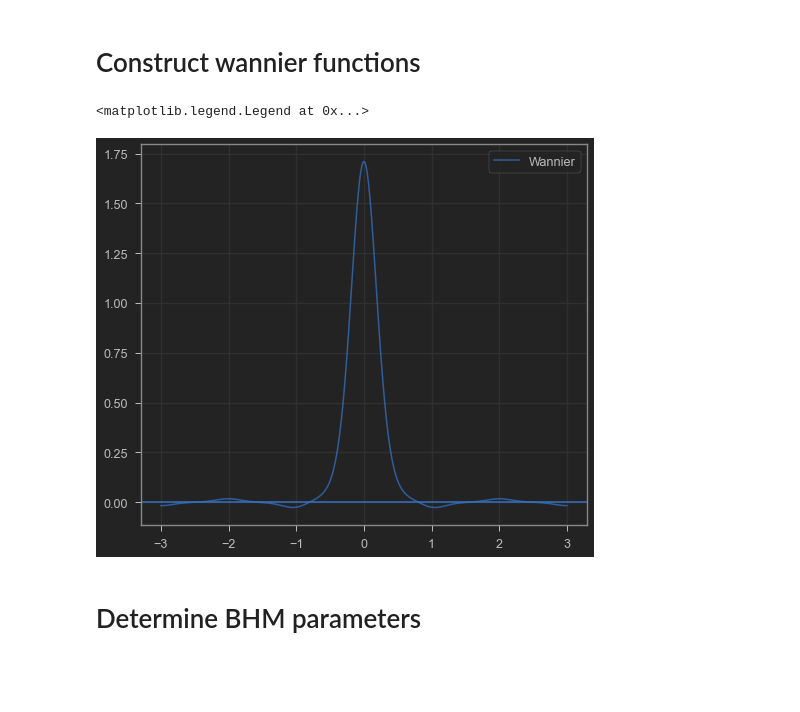
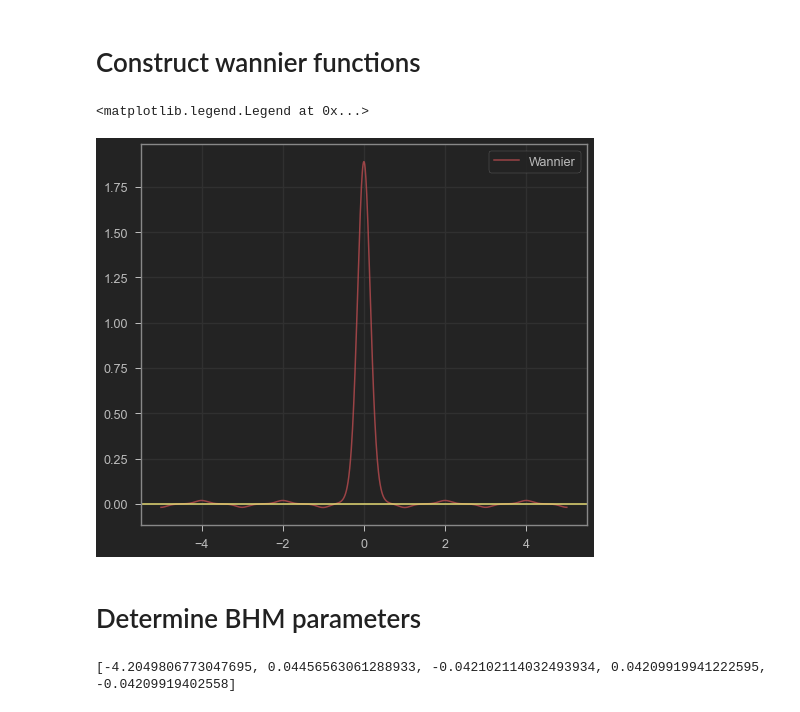
Before and after one commit to 20akshay00/MSThesis, a Jupyter notebook: src/Calculating_WaveFunc/Wannier.ipynb, the cells around one changed output. Drawn from its saved outputs; the diff is of its cells as text; code cells hidden in the pictures; blank space fills up the shorter version.

```diff
--- a/src/Calculating_WaveFunc/Wannier.ipynb
+++ b/src/Calculating_WaveFunc/Wannier.ipynb
@@ -17,7 +17,7 @@ def get_bloch_spectrum(V0, kl, q, l_max):
 # Define periodic potential
 $$V = V_0 \cdot \sin^2(k_l x)$$
 # %%
-V0, kl = 0, np.pi #potential depth, period
+V0, kl = 20, np.pi #potential depth, period
 # %% [markdown]
 # Construct and diagonalize hamiltonian
 
@@ -56,22 +56,26 @@ def func_wannier(bloch_fn, k, R):
 bloch = [to_pos_basis(f[0], kl, l_max) for f in psi]
 wannier = func_wannier(bloch, q, 0)
 
-x = np.linspace(-3, 3, 1001) #domain
+x = np.linspace(-5, 5, 1001) #domain
 V = V0 * np.sin(np.pi * x) ** 2
 # %%
-plt.plot(x, np.real(np.vectorize(func_wannier(bloch, q, 0))(x)), label = f"Wannier", alpha = 0.75)
+plt.plot(x, np.real(np.vectorize(func_wannier(bloch, q, 0))(x)), label = f"Wannier", alpha = 0.75, c = "C23")
 # plt.plot(x, np.abs(np.vectorize(psi_x[0])(x))**2, label = "Bloch (q = 0)")
 plt.ticklabel_format(useOffset=False, style='plain')
-plt.axhline(0)
+plt.axhline(0, c = "C17")
 plt.legend()
 # %% [output]
 <matplotlib.legend.Legend at 0x...>
-[figure, old version]
+[figure, new version]
 # %% [markdown]
 # Determine BHM parameters
 # %%
 def tunneling_1D(Ri, Rj, bloch_energy, k):
     return - 1/len(k) * np.real(np.sum(bloch_energy * np.exp(-1j * k * (Rj - Ri))))
+# %%
+print([tunneling_1D(0, i, E[:, 0], q) for i in range(5)])
+# %% [output]
+[-4.2049806773047695, 0.04456563061288933, -0.042102114032493934, 0.04209919941222595, -0.04209919402558]
 # %%
 kl = np.pi
 l_max = 10
```
Also changed, not shown: parts of 3 cells of this notebook, 6 other files.
